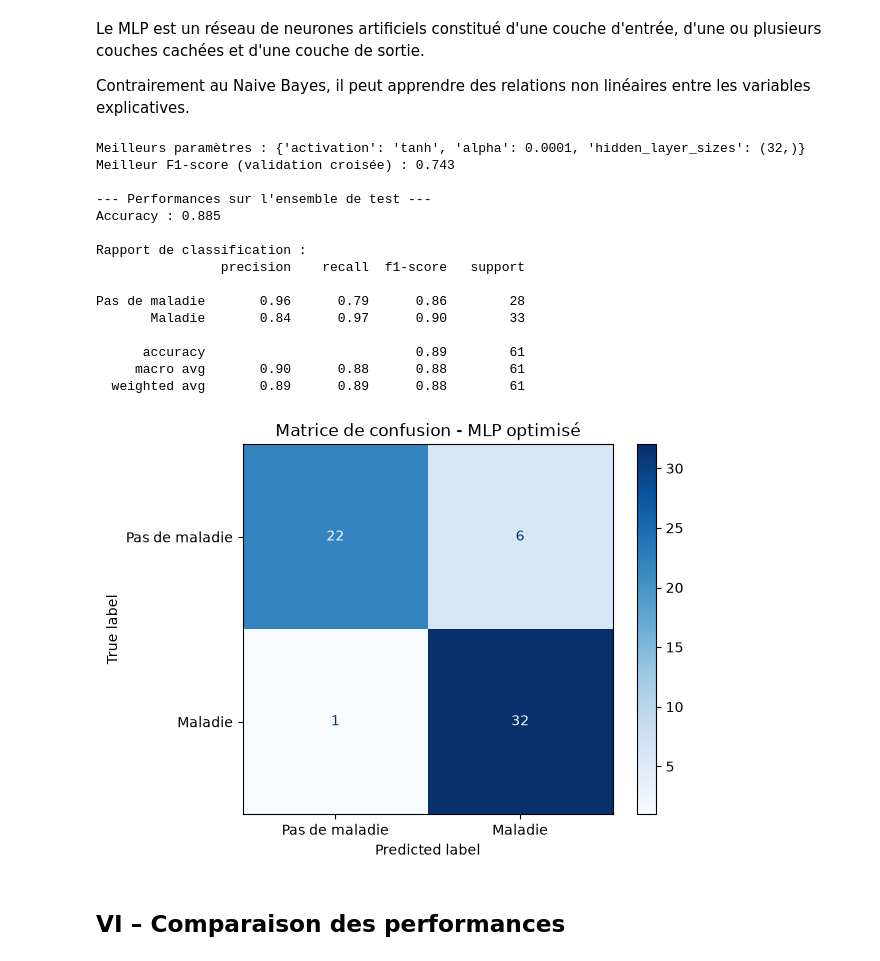
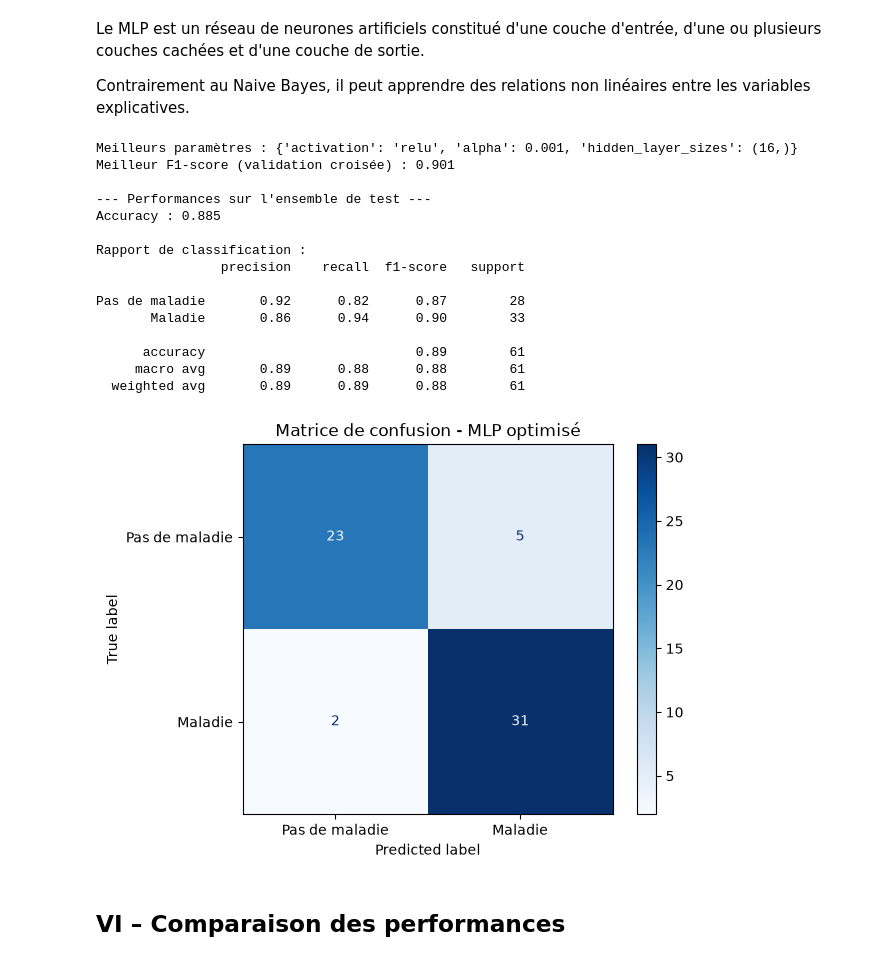
Before and after one commit to keinlarry/Cardiovascular-Disease-Prediction, a Jupyter notebook: notebook/Cardiovascular-Disease-Prediction.ipynb, the cells around one changed output. Cells and saved outputs as stored; diff of their text form; code cells hidden in the pictures.

```diff
--- a/notebook/Cardiovascular-Disease-Prediction.ipynb
+++ b/notebook/Cardiovascular-Disease-Prediction.ipynb
@@ -415,7 +415,6 @@ grid_mlp = GridSearchCV(
         solver="adam",
         max_iter=2000,
         random_state=42,
-        early_stopping=True
     ),
     param_grid=param_grid_mlp,
     cv=5,
@@ -441,39 +440,39 @@ print("\n--- Performances sur l'ensemble de test ---")
 print("Accuracy :", round(accuracy_score(y_test, y_pred_mlp), 3))
 
 print("\nRapport de classification :")
 print(classification_report(
     y_test,
     y_pred_mlp,
     target_names=["Pas de maladie", "Maladie"]
 ))
 
 # 7. Matrice de confusion
 ConfusionMatrixDisplay.from_predictions(
     y_test,
     y_pred_mlp,
     display_labels=["Pas de maladie", "Maladie"],
     cmap="Blues"
 )
 
 plt.title("Matrice de confusion - MLP optimisé")
 plt.show()
 # %% [output]
-Meilleurs paramètres : {'activation': 'tanh', 'alpha': 0.0001, 'hidden_layer_sizes': (32,)}
-Meilleur F1-score (validation croisée) : 0.743
+Meilleurs paramètres : {'activation': 'relu', 'alpha': 0.001, 'hidden_layer_sizes': (16,)}
+Meilleur F1-score (validation croisée) : 0.901
 
 --- Performances sur l'ensemble de test ---
 Accuracy : 0.885
 
 Rapport de classification :
                 precision    recall  f1-score   support
 
-Pas de maladie       0.96      0.79      0.86        28
-       Maladie       0.84      0.97      0.90        33
+Pas de maladie       0.92      0.82      0.87        28
+       Maladie       0.86      0.94      0.90        33
 
       accuracy                           0.89        61
-     macro avg       0.90      0.88      0.88        61
+     macro avg       0.89      0.88      0.88        61
   weighted avg       0.89      0.89      0.88        61
-[figure, old version]
+[figure, new version]
 # %% [markdown]
 ## **VI – Comparaison des performances**
 # %%
```
Also changed, not shown: parts of 1 cell of this notebook.
